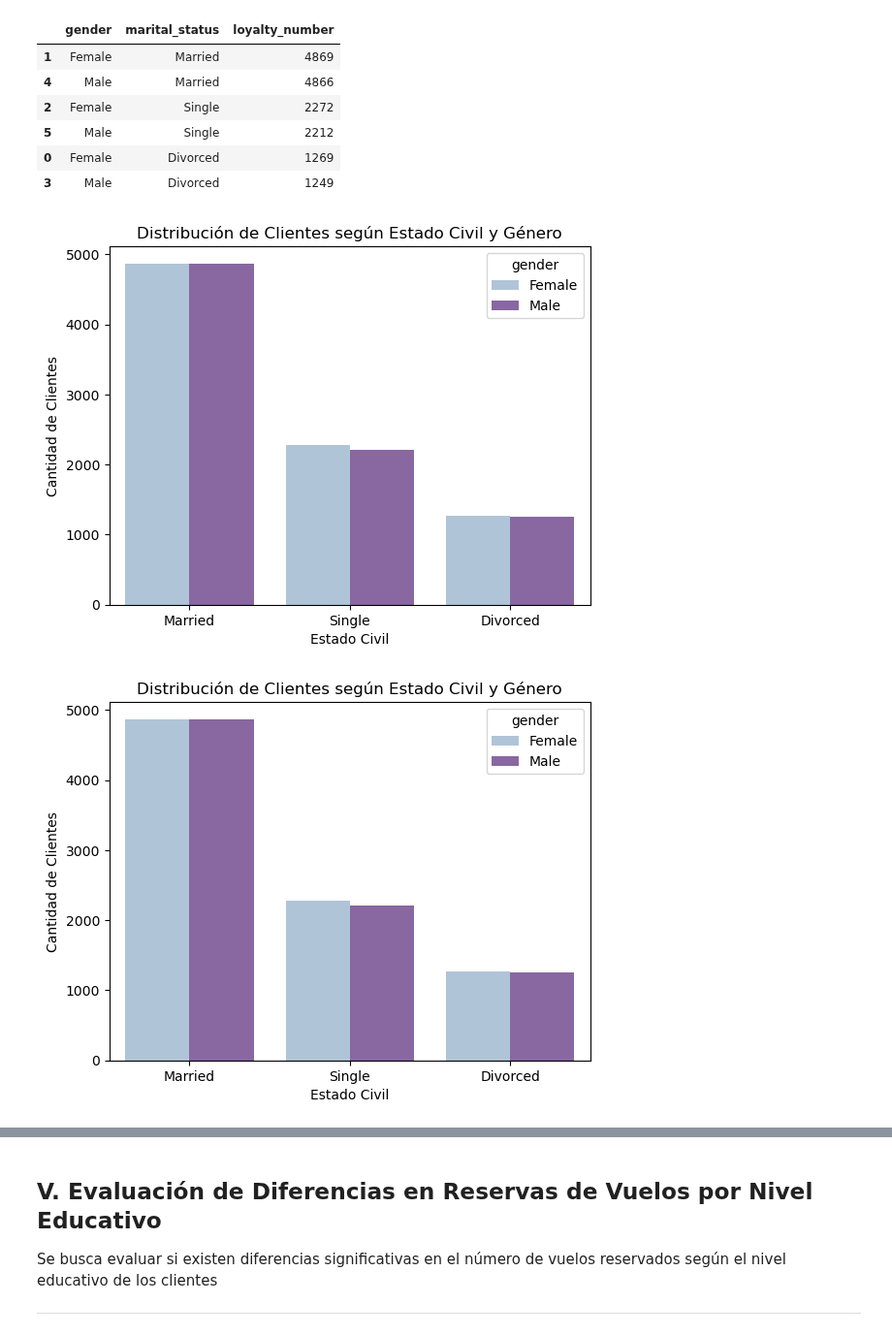
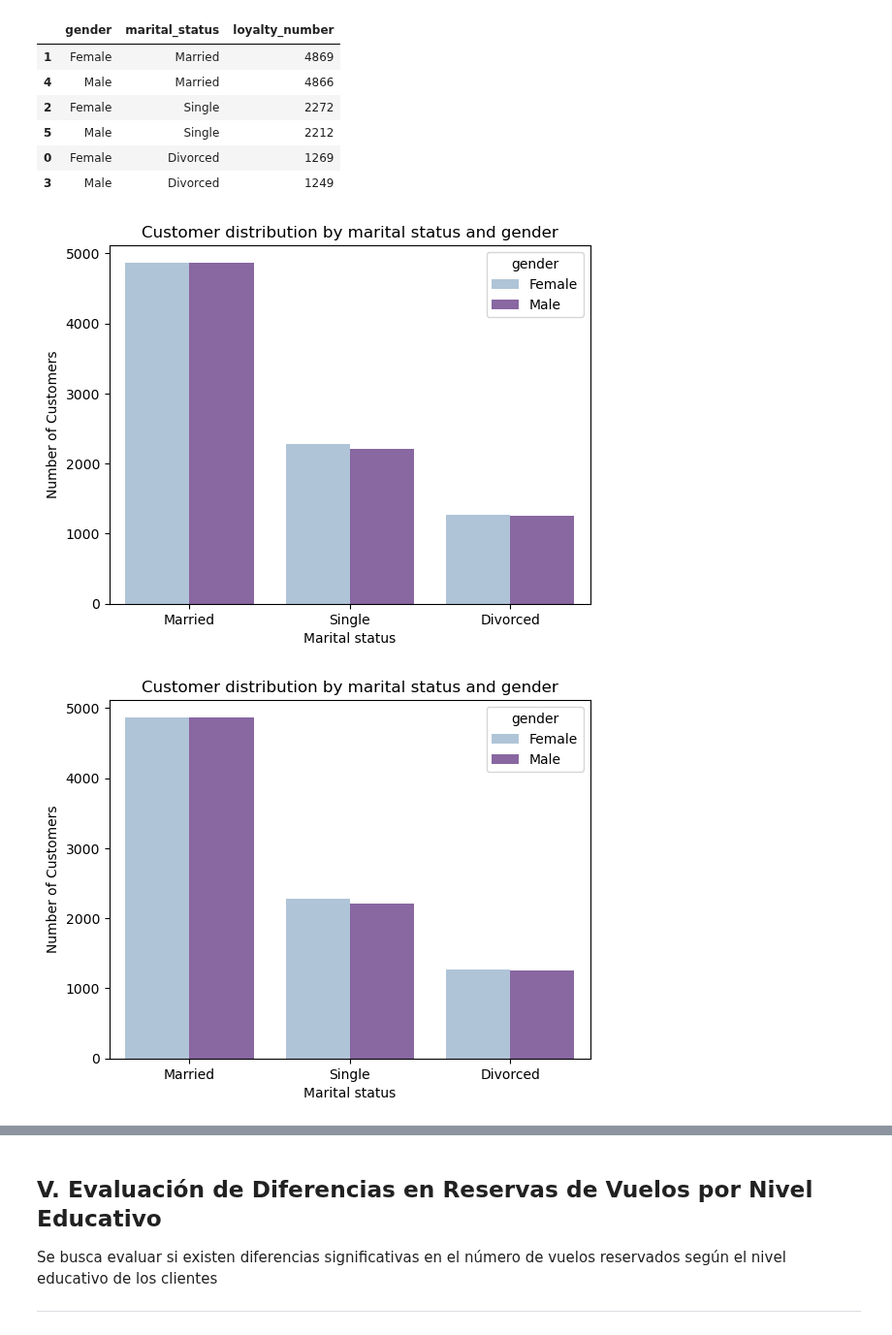
Before and after one commit to MarPastor/airline_analysis_Mar, a Jupyter notebook: notebook/airline_analysis_mar.ipynb, the cells around one changed output, grey strips where cells are left out. Shown at 97% size. Drawn from its saved outputs; the diff is of its cells as text; code cells hidden in the pictures.

Commit message:
doc: use countplot and barplot to graphic the customer distribution by marital status

```diff
--- a/notebook/airline_analysis_mar.ipynb
+++ b/notebook/airline_analysis_mar.ipynb
@@ -1551,12 +1551,12 @@ Data columns (total 3 columns):
 dtypes: int64(1), object(2)
 memory usage: 392.4+ KB
 # %%
-# agrupar por categorías usando la función 'groupby()' por género y status marital
-# usar las funciones 'size()' que cuenta la cantidad de filas por género y 'sort_values()' usando 'loyalty_number' en orden descendente
-# ordenar y guardar en un nuevo DataFrame que usaremos para graficar, con index 'loyalty_number'
+# Group data by category using the 'groupby()' function, based on gender and marital status
+# Use the 'size()' function to count the number of rows per gender and the 'sort_values()' function to sort by 'loyalty_number' in descending order
+# Sort the data and store it in a new DataFrame for plotting, using 'loyalty_number' as the index
 
-df_distribucion = df_loyalty.groupby(['gender', 'marital_status']).size().reset_index(name='loyalty_number').sort_values('loyalty_number', ascending=False)
-df_distribucion
+df_distribution = df_loyalty.groupby(['gender', 'marital_status']).size().reset_index(name='loyalty_number').sort_values('loyalty_number', ascending=False)
+df_distribution
 # %% [output]
 |  | gender | marital_status | loyalty_number |
 | 1 | Female | Married | 4869 |
@@ -1566,8 +1566,8 @@ df_distribucion
 | 0 | Female | Divorced | 1269 |
 | 3 | Male | Divorced | 1249 |
 # %%
-# ordenar por la categoría de estado civil para que se respete el orden, usando 'pd.Categorical'
+# Sort by marital status category to maintain the correct order, using 'pd.Categorical'
 
-orden_estado_civil = df_distribucion['marital_status'].unique()
-df_distribucion['marital_status'] = pd.Categorical(df_distribucion['marital_status'], categories=orden_estado_civil, ordered=True)
+order_civil_status = df_distribution['marital_status'].unique()
+df_distribution['marital_status'] = pd.Categorical(df_distribution['marital_status'], categories=order_civil_status, ordered=True)
 # %%
@@ -1575,13 +1575,13 @@ df_distribucion['marital_status'] = pd.Categorical(df_distribucion['marital_stat
 
 custom_palette2 = sns.color_palette('BuPu', n_colors=2)
 # %%
-# usar 'seaborn'('barplot') para relacionar 1 variable categoría numérica y 2 variables categóricas, aplicando el orden por categorías
+# Use 'seaborn' (barplot) to visualize the relationship between 1 numerical categorical variable and 2 categorical variables, applying category ordering
 
-sns.barplot(data=df_distribucion, x='marital_status', y='loyalty_number', hue='gender', errorbar=None, palette=custom_palette2)
-plt.title('Distribución de Clientes según Estado Civil y Género')
-plt.ylabel('Cantidad de Clientes')
-plt.xlabel('Estado Civil')
+sns.barplot(data=df_distribution, x='marital_status', y='loyalty_number', hue='gender', errorbar=None, palette=custom_palette2)
+plt.title('Customer distribution by marital status and gender')
+plt.ylabel('Number of Customers')
+plt.xlabel('Marital status')
 plt.show();
 # %% [output]
-[figure, old version]
+[figure, new version]
 # %%
@@ -1599,11 +1599,11 @@ df_loyalty['marital_status'] = pd.Categorical(df_loyalty['marital_status'], cate
 # %%
-# graficar con 'seaborn'('countplot')
+# Plotting with 'seaborn' ('countplot')
 
 sns.countplot(data=df_loyalty, x='marital_status', hue='gender', palette=custom_palette2)
-plt.title('Distribución de Clientes según Estado Civil y Género')
-plt.xlabel('Estado Civil')
-plt.ylabel('Cantidad de Clientes')
+plt.title('Customer distribution by marital status and gender')
+plt.ylabel('Number of Customers')
+plt.xlabel('Marital status')
 plt.show();
 # %% [output]
-[figure, old version]
+[figure, new version]
 # %% [markdown]
```
Also changed, not shown: parts of 8 cells of this notebook.
